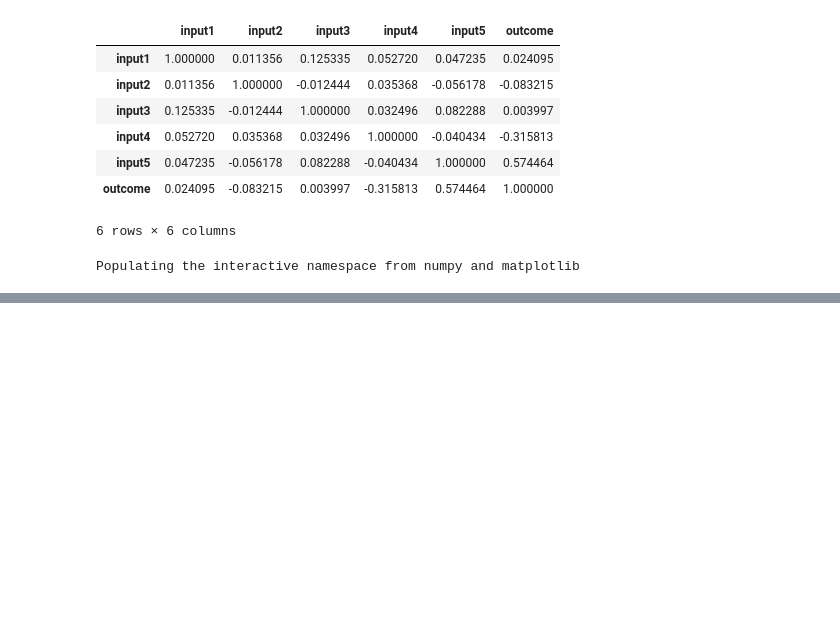
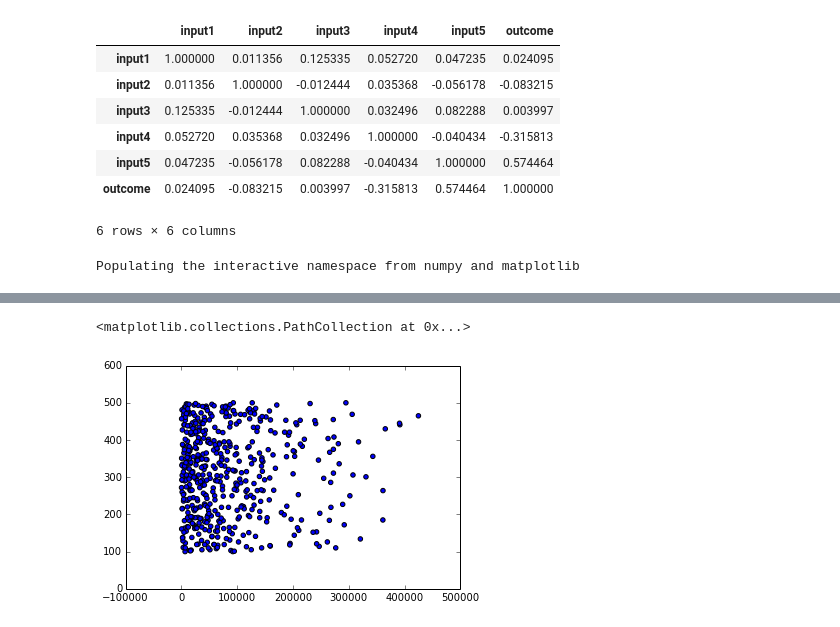
Before and after one commit to Dawny33/Data-Mining-and-ML, a Jupyter notebook: Multivariate data (Regression)/Exercise 4/Exercise 4.ipynb, the cells around one changed output, grey strips where cells are left out. Cells and saved outputs as stored; diff of their text form; code cells hidden in the pictures; blank space fills up the shorter version.

```diff
--- a/Multivariate data (Regression)/Exercise 4/Exercise 4.ipynb
+++ b/Multivariate data (Regression)/Exercise 4/Exercise 4.ipynb
@@ -104,0 +141,5 @@ BayesianRidge(alpha_1=1e-06, alpha_2=1e-06, compute_score=False, copy_X=True,
+# %%
+plt.scatter(df["op"], df["inp1"])
+# %% [output]
+<matplotlib.collections.PathCollection at 0x...>
+[figure, added]
```
Also changed, not shown: parts of 24 cells of this notebook.
